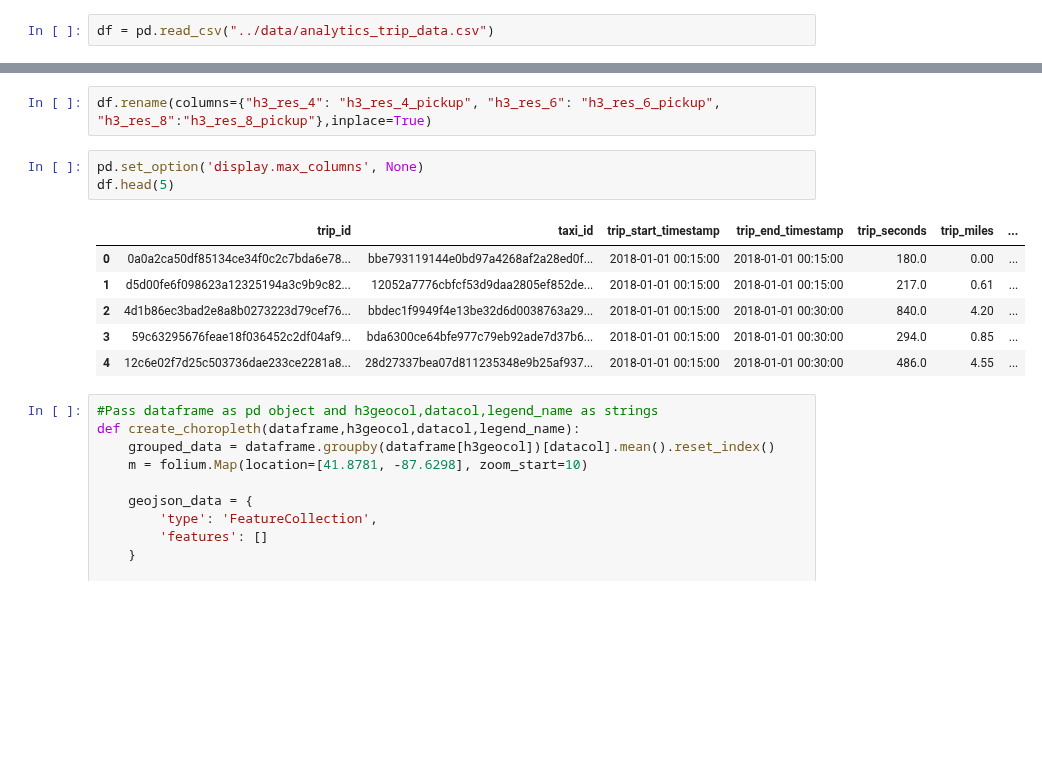
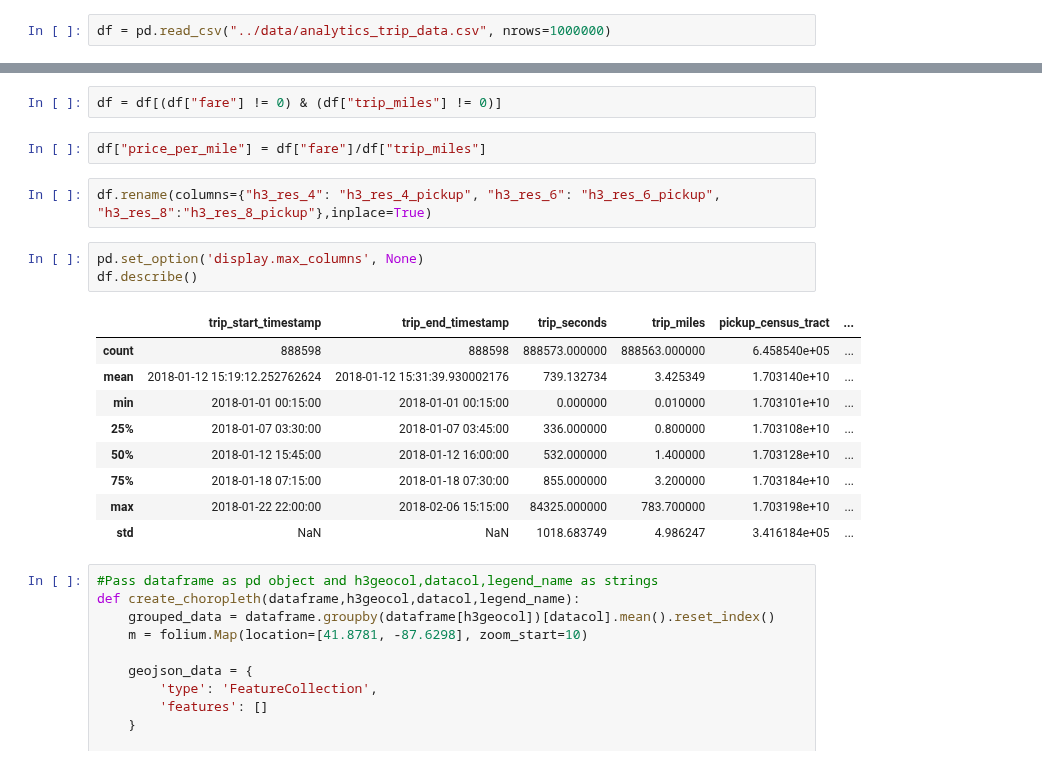
Before and after one commit to ltempfli/AAA-AIbertus-Magnus, a Jupyter notebook: tasks/02_Descriptive_Analytics.ipynb, the cells around one changed output, grey strips where cells are left out. Cells and saved outputs as stored; diff of their text form; blank space fills up the shorter version.

```diff
--- a/tasks/02_Descriptive_Analytics.ipynb
+++ b/tasks/02_Descriptive_Analytics.ipynb
@@ -13,24 +13,31 @@ print(sys.path)
 # %% [output]
 ['C:\\Users\\marlxn\\Desktop\\uni\\master\\AAA\\AAA-AIbertus-Magnus\\tasks', 'C:\\Users\\marlxn\\miniconda3\\python312.zip', 'C:\\Users\\marlxn\\miniconda3\\DLLs', 'C:\\Users\\marlxn\\miniconda3\\Lib' ...
 # %%
-df = pd.read_csv("../data/analytics_trip_data.csv")
+df = pd.read_csv("../data/analytics_trip_data.csv", nrows=1000000)
 # %%
 df['trip_start_timestamp'] = pd.to_datetime(df['trip_start_timestamp'])
 df['trip_end_timestamp'] = pd.to_datetime(df['trip_end_timestamp'])
 # %%
 df["trip_middle_timestamp"] = df["trip_start_timestamp"] + ((df['trip_end_timestamp']-df['trip_start_timestamp'])/2)
+# %%
+df = df[(df["fare"] != 0) & (df["trip_miles"] != 0)]
+# %%
+df["price_per_mile"] = df["fare"]/df["trip_miles"]
 # %%
 df.rename(columns={"h3_res_4": "h3_res_4_pickup", "h3_res_6": "h3_res_6_pickup", "h3_res_8":"h3_res_8_pickup"},inplace=True)
 # %%
 pd.set_option('display.max_columns', None)
-df.head(5)
+df.describe()
 # %% [output]
-|  | trip_id | taxi_id | trip_start_timestamp | trip_end_timestamp | trip_seconds | trip_miles | ... |
-| 0 | 0a0a2ca50df85134ce34f0c2c7bda6e78... | bbe793119144e0bd97a4268af2a28ed0f... | 2018-01-01 00:15:00 | 2018-01-01 00:15:00 | 180.0 | 0.00 | ... |
-| 1 | d5d00fe6f098623a12325194a3c9b9c82... | 12052a7776cbfcf53d9daa2805ef852de... | 2018-01-01 00:15:00 | 2018-01-01 00:15:00 | 217.0 | 0.61 | ... |
-| 2 | 4d1b86ec3bad2e8a8b0273223d79cef76... | bbdec1f9949f4e13be32d6d0038763a29... | 2018-01-01 00:15:00 | 2018-01-01 00:30:00 | 840.0 | 4.20 | ... |
-| 3 | 59c63295676feae18f036452c2df04af9... | bda6300ce64bfe977c79eb92ade7d37b6... | 2018-01-01 00:15:00 | 2018-01-01 00:30:00 | 294.0 | 0.85 | ... |
-| 4 | 12c6e02f7d25c503736dae233ce2281a8... | 28d27337bea07d811235348e9b25af937... | 2018-01-01 00:15:00 | 2018-01-01 00:30:00 | 486.0 | 4.55 | ... |
+|  | trip_start_timestamp | trip_end_timestamp | trip_seconds | trip_miles | pickup_census_tract | ... |
+| count | 888598 | 888598 | 888573.000000 | 888563.000000 | 6.458540e+05 | ... |
+| mean | 2018-01-12 15:19:12.252762624 | 2018-01-12 15:31:39.930002176 | 739.132734 | 3.425349 | 1.703140e+10 | ... |
+| min | 2018-01-01 00:15:00 | 2018-01-01 00:15:00 | 0.000000 | 0.010000 | 1.703101e+10 | ... |
+| 25% | 2018-01-07 03:30:00 | 2018-01-07 03:45:00 | 336.000000 | 0.800000 | 1.703108e+10 | ... |
+| 50% | 2018-01-12 15:45:00 | 2018-01-12 16:00:00 | 532.000000 | 1.400000 | 1.703128e+10 | ... |
+| 75% | 2018-01-18 07:15:00 | 2018-01-18 07:30:00 | 855.000000 | 3.200000 | 1.703184e+10 | ... |
+| max | 2018-01-22 22:00:00 | 2018-02-06 15:15:00 | 84325.000000 | 783.700000 | 1.703198e+10 | ... |
+| std | NaN | NaN | 1018.683749 | 4.986247 | 3.416184e+05 | ... |
 # %%
 #Pass dataframe as pd object and h3geocol,datacol,legend_name as strings
 def create_choropleth(dataframe,h3geocol,datacol,legend_name):
```
Also changed, not shown: parts of 9 cells of this notebook.
